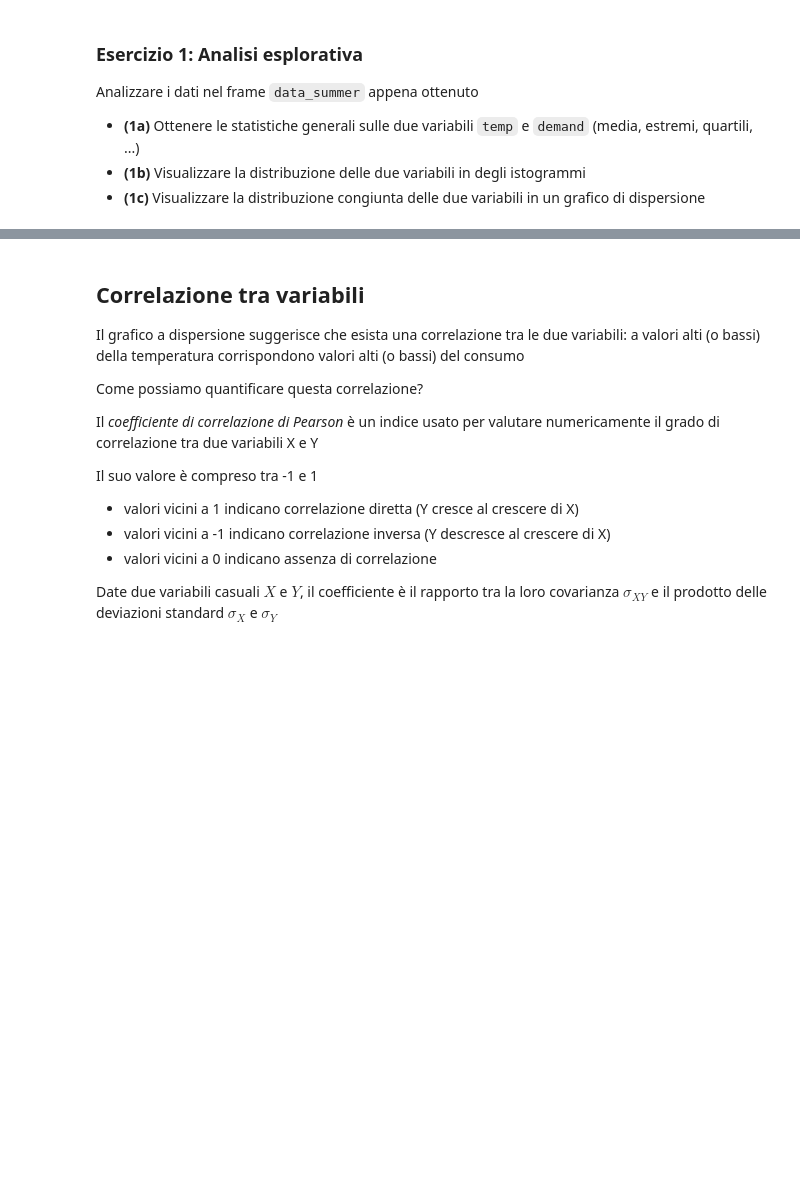
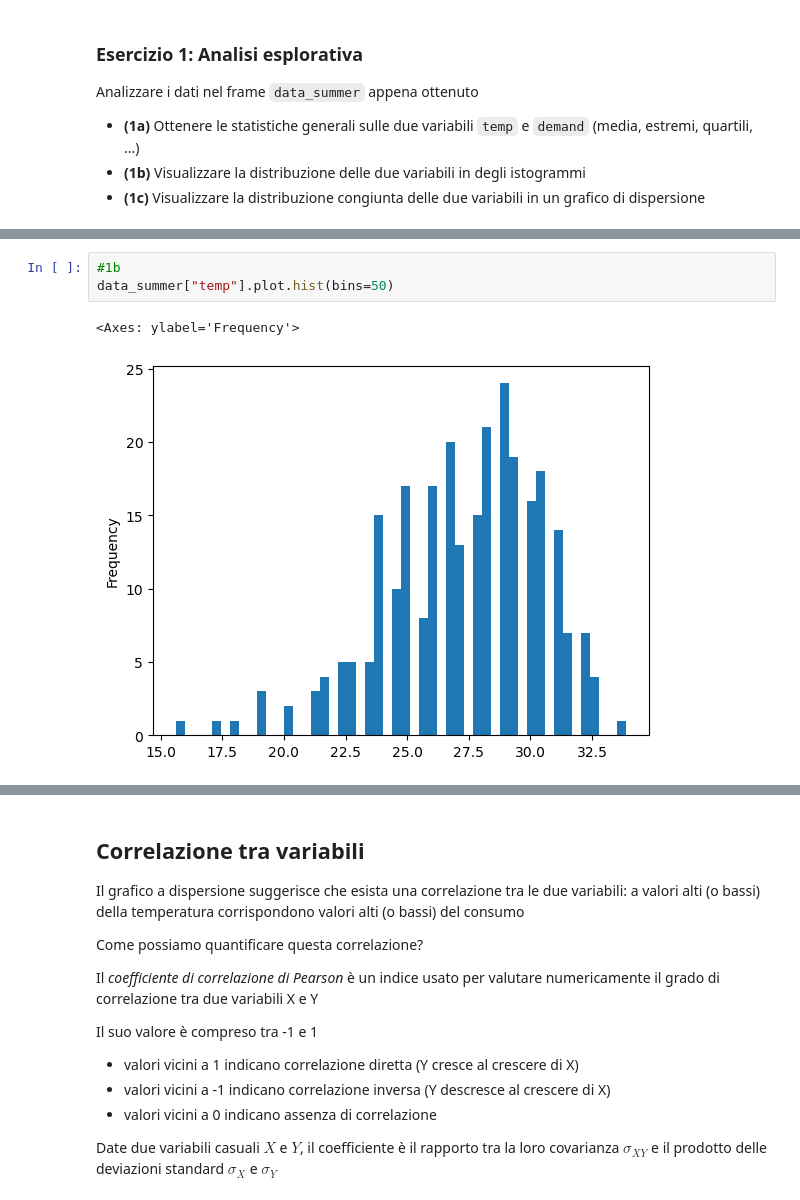
Before and after one commit to Dear-Luca/Data-Intensive-Applications, a Jupyter notebook: linear_regression/Regressione_Lineare.ipynb, the cells around one changed output, grey strips where cells are left out. Saved outputs shown, nothing was run; the diff lists cells and outputs as text; blank space fills up the shorter version.

```diff
--- a/linear_regression/Regressione_Lineare.ipynb
+++ b/linear_regression/Regressione_Lineare.ipynb
@@ -148,0 +165,6 @@ Analizzare i dati nel frame `data_summer` appena ottenuto
+# %%
+#1b
+data_summer["temp"].plot.hist(bins=50)
+# %% [output]
+<Axes: ylabel='Frequency'>
+[figure, added]
```
Also changed, not shown: parts of 19 cells of this notebook, 1 other file.
